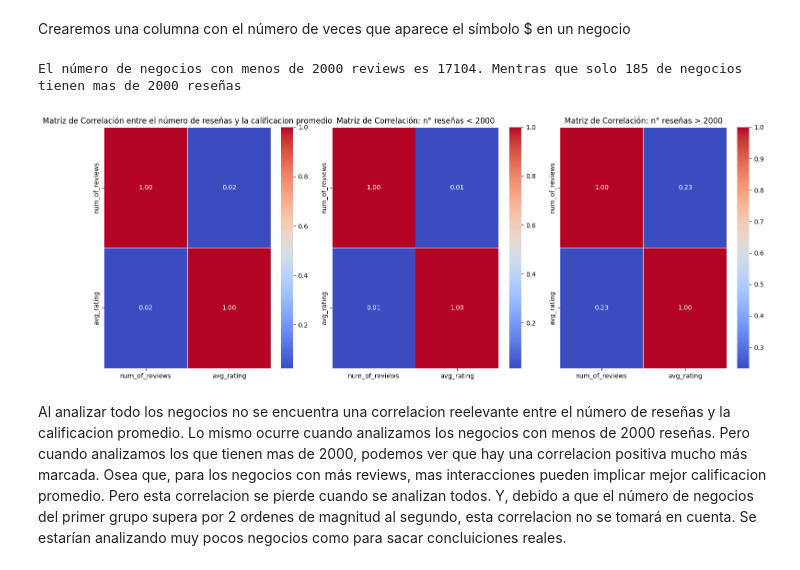
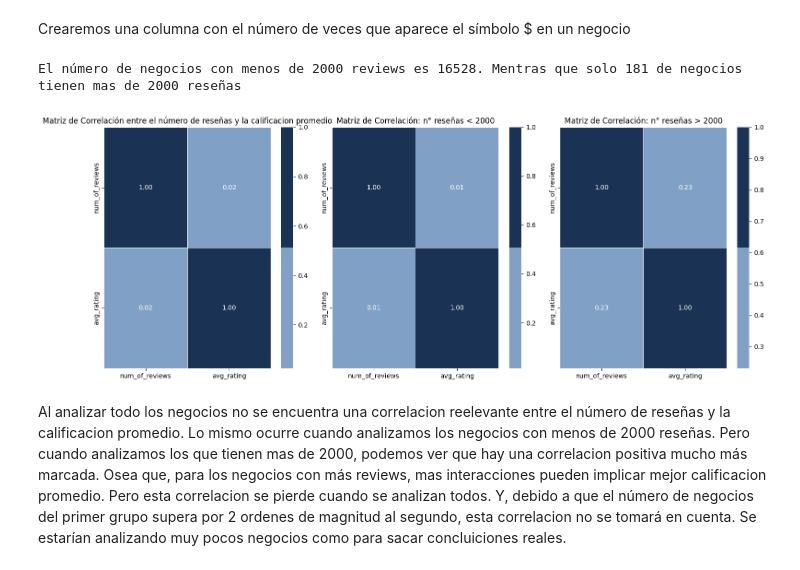
Before and after one commit to joarubiolo/Pro-data-consultora, a Jupyter notebook: EDA_Metadata_Florida.ipynb, the cells around one changed output. Drawn from its saved outputs; the diff is of its cells as text; code cells hidden in the pictures.

```diff
--- a/EDA_Metadata_Florida.ipynb
+++ b/EDA_Metadata_Florida.ipynb
@@ -176,16 +179,3 @@ Los símbolos ₩ han sido reemplazados por $
 metadatos_copy["price_num"]=metadatos_copy['price'].apply(lambda x: x.count('$') if isinstance(x, str) else 0)
 # %% [markdown]
 Este cambio se realizó porque el símbolo "₩" es de la moneda coreana. Aunque no sea un error que el negocio se page en esa moneda, el símbolo de dinero y la cantidad de veces que se repite nos dice lo costosos que son los productos de un negocio. Por esto, que el símbolo utilizado sea "₩" o "$", significa lo mismo. Por lo que ponemos todo bajo el mísmo símbolo para facilitar el análisis.
-# %%
-'''def obtener_ciudad(lat, lon):
-    geolocator = Nominatim(user_agent="mi_aplicacion")  # Es importante especificar un 'user_agent'
-    location = geolocator.reverse((lat, lon), language='en')
-
-    if location:
-        address = location.raw.get('address', {})
-        return address.get('city', 'Ciudad no encontrada')
-    return 'Ciudad no encontrada'
-
-# Aplicar la función al DataFrame
-metadatos1['ciudad'] = metadatos1.apply(lambda row: obtener_ciudad(row['latitude'], row['longitude']), axis=1)
-'''
@@ -193,0 +184,24 @@ metadatos1['ciudad'] = metadatos1.apply(lambda row: obtener_ciudad(row['latitude
+# %%
+# Importamos el csv que tiene las ciudades de FLorida y su población
+ciudades=pd.read_csv("./Google_Maps_data/florida_population.csv")
+ciudades1=ciudades.copy()
+ciudades1.dropna(inplace=True)
+
+# Crear una lista de ciudades desde 'ciudades1'
+cities = ciudades1['City'].tolist()
+
+# Función para extraer la ciudad de la dirección
+def extract_city_from_address(address, cities):
+    for city in cities:
+        if city.lower() in address.lower():  # Comparar en minúsculas para evitar problemas de mayúsculas/minúsculas
+            return city
+    return None  # Si no encuentra ninguna ciudad
+
+# Aplicar la función a la columna 'address' y crear la nueva columna 'city' en metadatos_copy
+metadatos_copy['city'] = metadatos_copy['address'].apply(lambda x: extract_city_from_address(x, cities))
+
+for i in range(5):
+    print(metadatos_copy.loc[i,'address'],"\t","\t","\t",metadatos_copy.loc[i,'city'])
+
+# Los Los elementos vacíos en city seran errores que pueden venir por que esos negocios realmente no estan en una ciudad de florida, asi que los eliminamos
+metadatos_copy.dropna(subset="city",inplace=True,ignore_index=True)
@@ -335,34 +375,34 @@ Crearemos una columna con el número de veces que aparece el símbolo $ en un ne
 # %%
 # Crear una matriz de correlación para comparar las relaciones entre las variables numéricas
 correlation_matrix = metadatos1[['num_of_reviews', 'avg_rating']].corr()
 correlation_matrix1 = df_filtered[['num_of_reviews', 'avg_rating']].corr()
 correlation_matrix2 = df_filtered_mas2000[['num_of_reviews', 'avg_rating']].corr()
 
 print(f'El número de negocios con menos de 2000 reviews es {df_filtered.shape[0]}. Mentras que solo {df_filtered_mas2000.shape[0]} de negocios tienen mas de 2000 reseñas')
 
 # Crear un bloque de matrices de correlación para comparar las variables utilizadas en los histogramas
 # Para ello, usaremos las columnas 'num_of_reviews' y 'avg_rating', y para el segundo histograma, también 'num_of_reviews' filtrado por <1000
 
 # Crear el bloque de gráficos
 fig, axes = plt.subplots(1, 3, figsize=(15, 6))
-
+colors = ['#81a0c6','#1a3253']
 # Matriz de correlación para todos los datos
-sns.heatmap(correlation_matrix, annot=True, cmap='coolwarm', fmt='.2f', linewidths=0.5, ax=axes[0])
+sns.heatmap(correlation_matrix, annot=True, cmap=colors, fmt='.2f', linewidths=0.5, ax=axes[0])
 axes[0].set_title('Matriz de Correlación entre el número de reseñas y la calificacion promedio')
 
 # Matriz de correlación para los negocios con <1000 reseñas
-sns.heatmap(correlation_matrix1, annot=True, cmap='coolwarm', fmt='.2f', linewidths=0.5, ax=axes[1])
+sns.heatmap(correlation_matrix1, annot=True, cmap=colors, fmt='.2f', linewidths=0.5, ax=axes[1])
 axes[1].set_title('Matriz de Correlación: n° reseñas < 2000')
 
-sns.heatmap(correlation_matrix2, annot=True, cmap='coolwarm', fmt='.2f', linewidths=0.5, ax=axes[2])
+sns.heatmap(correlation_matrix2, annot=True, cmap=colors, fmt='.2f', linewidths=0.5, ax=axes[2])
 axes[2].set_title('Matriz de Correlación: n° reseñas > 2000')
 
 # Mostrar las gráficas
 plt.tight_layout()
 plt.show()
 # %% [output]
-El número de negocios con menos de 2000 reviews es 17104. Mentras que solo 185 de negocios tienen mas de 2000 reseñas
+El número de negocios con menos de 2000 reviews es 16528. Mentras que solo 181 de negocios tienen mas de 2000 reseñas
-[figure, old version]
+[figure, new version]
 # %% [markdown]
 Al analizar todo los negocios no se encuentra una correlacion reelevante entre el número de reseñas y la calificacion promedio. Lo mismo ocurre cuando analizamos los negocios con menos de 2000 reseñas. Pero cuando analizamos los que tienen mas de 2000, podemos ver que hay una correlacion positiva mucho más marcada. Osea que, para los negocios con más reviews, mas interacciones pueden implicar mejor calificacion promedio. Pero esta correlacion se pierde cuando se analizan todos. Y, debido a que el número de negocios del primer grupo supera por 2 ordenes de magnitud al segundo, esta correlacion no se tomará en cuenta. Se estarían analizando muy pocos negocios como para sacar concluiciones reales.
 # %% [markdown]
```
Also changed, not shown: parts of 30 cells of this notebook.
